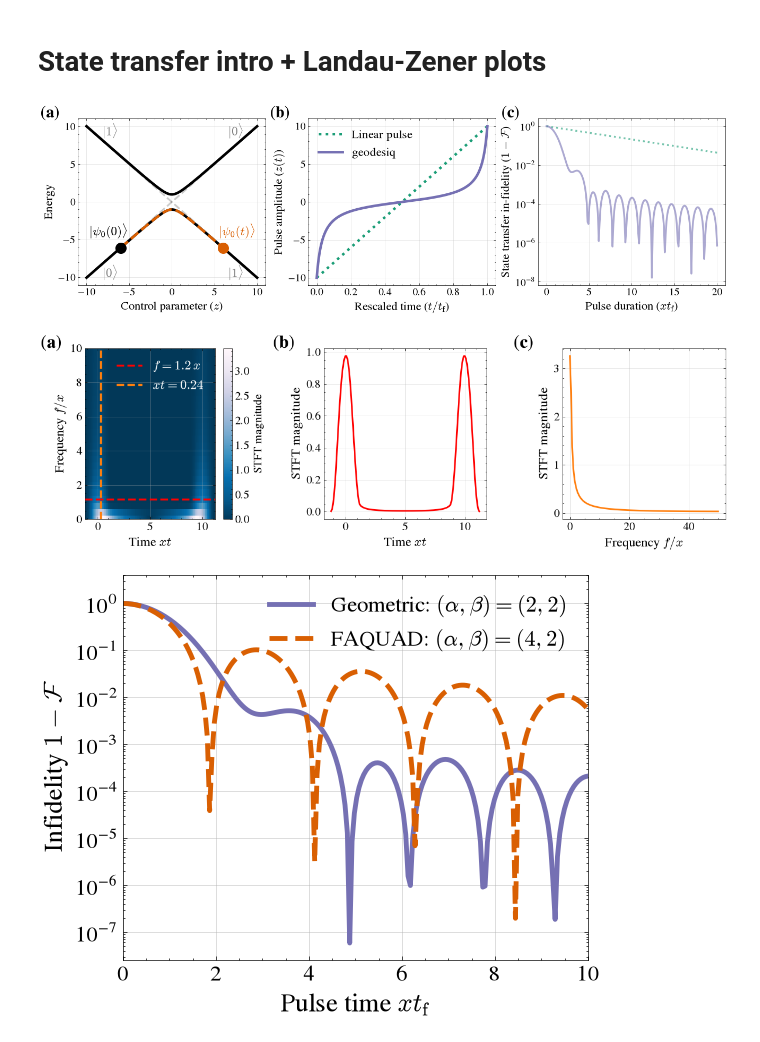
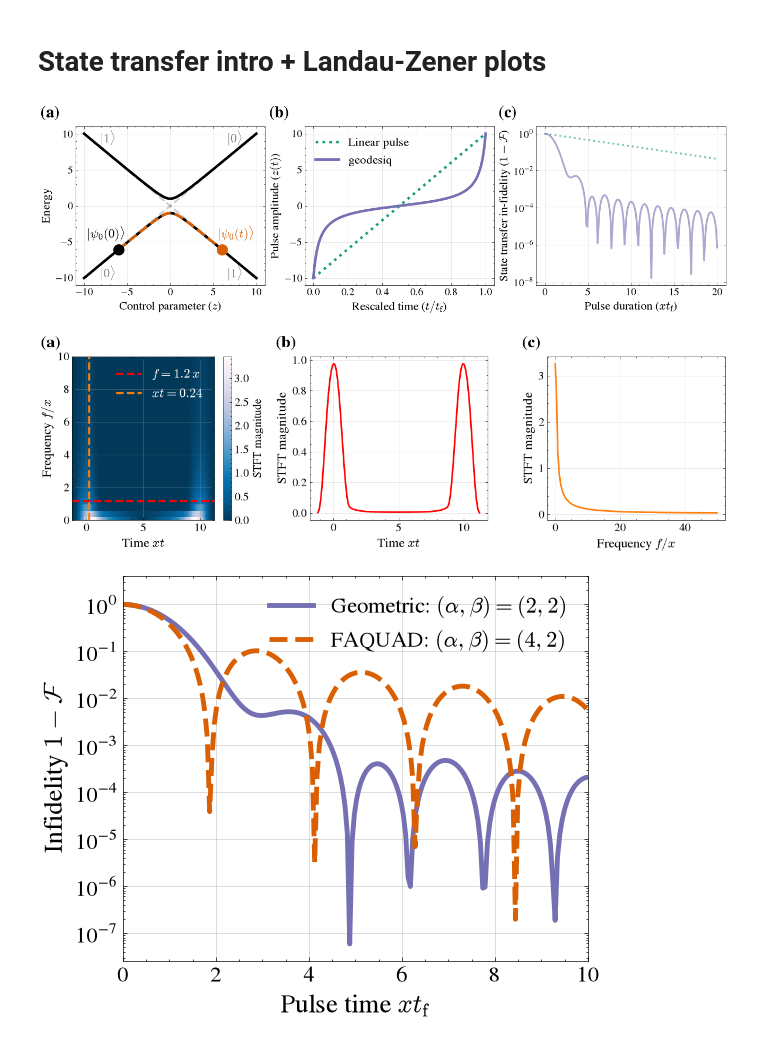
Before and after one commit to geodesiq-control/geodesiq-control, a Jupyter notebook: dev/manuscript_figures.ipynb, the cells around one changed output. Saved outputs shown, nothing was run; the diff lists cells and outputs as text; code cells hidden in the pictures.

Commit message:
Unify panel labels across manuscript figures (F-06)
Co-Authored-By: Claude Opus 5.5 <noreply@anthropic.com>

```diff
--- a/dev/manuscript_figures.ipynb
+++ b/dev/manuscript_figures.ipynb
@@ -44,6 +44,38 @@ def fidelity_vs_time(durations, model, controls: dict | None = None):
     )
 
     return np.array(fidelities)
+
+
+def panel_labels(fig, axes, size=10, gap=3):
+    """
+    Bold panel labels "(a)", "(b)", ... above the top-left corner of each axes, printed at ``size`` pt.
+
+    Every figure is included at the text width (``FIGURE_WIDTH``), so the font size and gap are scaled by the figure
+    width. All labels of a column (axes whose frames start within 2 % of the figure width of each other, such as a
+    stack of axes that shares one y label) are left-aligned with the outermost tick and axis labels of that column.
+    """
+    scale = fig.get_figwidth() / FIGURE_WIDTH
+    fig.draw_without_rendering()
+    renderer = fig.canvas.get_renderer()
+    tolerance = 0.02 * fig.bbox.width
+    # Left edges of the frame and of the tick and axis labels, for every axes of the figure
+    edges = [(other.get_window_extent(renderer).x0, other.get_tightbbox(renderer).x0) for other in fig.axes]
+    for i, ax in enumerate(axes):
+        frame = ax.get_window_extent(renderer).x0
+        outer = min(tight for x0, tight in edges if abs(x0 - frame) < tolerance)
+        # Offset from the frame to the outer edge of its column, in points (it does not depend on the layout)
+        left = (frame - outer) * 72 / fig.dpi
+        ax.annotate(
+            f"({chr(97 + i)})",
+            xy=(0, 1),
+            xycoords="axes fraction",
+            xytext=(-left, gap * scale),
+            textcoords="offset points",
+            fontsize=size * scale,
+            fontweight="bold",
+            ha="left",
+            va="bottom",
+        )
 # %% [markdown]
 # State transfer intro + Landau-Zener plots
 # %%
@@ -151,16 +183,13 @@ for ax in [ax_a, ax_b, ax_c]:
     ax.tick_params(labelsize=14)
     ax.grid(alpha=0.4)
 
-for i, ax in enumerate([ax_a, ax_b, ax_c]):
-    ax.text(
-        -0.1, 1.08, f"({chr(97 + i)})", transform=ax.transAxes, fontsize=22, fontweight="bold", va="top", ha="right"
-    )
+panel_labels(fig, [ax_a, ax_b, ax_c])
 
 plt.show()
 
 fig.savefig("figures/introduction.pdf")
 # %% [output]
-[figure, old version]
+[figure, new version]
 # %%
 total_time = 10
 pulse = model_lz.synthesize_pulse(duration=total_time)
@@ -194,38 +223,35 @@ cbar.solids.set_edgecolor("face")
 axes[0].axhline(
     freqs[freq_idx], color="red", lw=linewidth - 1, linestyle="--", label=rf"$f={freqs[freq_idx]:.1f}\,x$"
 )
 axes[0].axvline(
     times[time_idx], color="tab:orange", lw=linewidth - 1, linestyle="--", label=rf"$xt={times[time_idx]:.2f}$"
 )
 axes[0].legend(loc="upper right", fontsize=fontsize_label, labelcolor="white")
 axes[0].set_xlabel(r"Time $xt$", fontsize=fontsize_label)
 axes[0].set_ylabel(r"Frequency $f/x$", fontsize=fontsize_label)
 axes[0].set_ylim(0, 10)
 
 axes[1].plot(times, magnitude[freq_idx, :], color="red", lw=2)
 axes[1].set_xlabel(r"Time $xt$", fontsize=fontsize_label)
 axes[1].set_ylabel("STFT magnitude", fontsize=fontsize_label)
 
 
 axes[2].plot(freqs, magnitude[:, time_idx], color="tab:orange", lw=2)
 axes[2].set_xlabel(r"Frequency $f/x$", fontsize=fontsize_label)
 axes[2].set_ylabel("STFT magnitude", fontsize=fontsize_label)
 
 
 for ax in axes:
     ax.tick_params(labelsize=14)
     ax.grid(alpha=0.4)
 
-for i, ax in enumerate(axes.flat):
-    ax.text(
-        -0.18, 1.08, f"({chr(97 + i)})", transform=ax.transAxes, fontsize=22, fontweight="bold", va="top", ha="right"
-    )
+panel_labels(fig, axes.flat)
 
 plt.tight_layout()
 plt.show()
 fig.savefig("figures/LZ_freq_spectrum.pdf")
 # %% [output]
-[figure, old version]
+[figure, new version]
 # %%
 fig, ax = plt.subplots(figsize=(6, 5))
 
```
Also changed, not shown: parts of 5 cells of this notebook, 7 other files.
